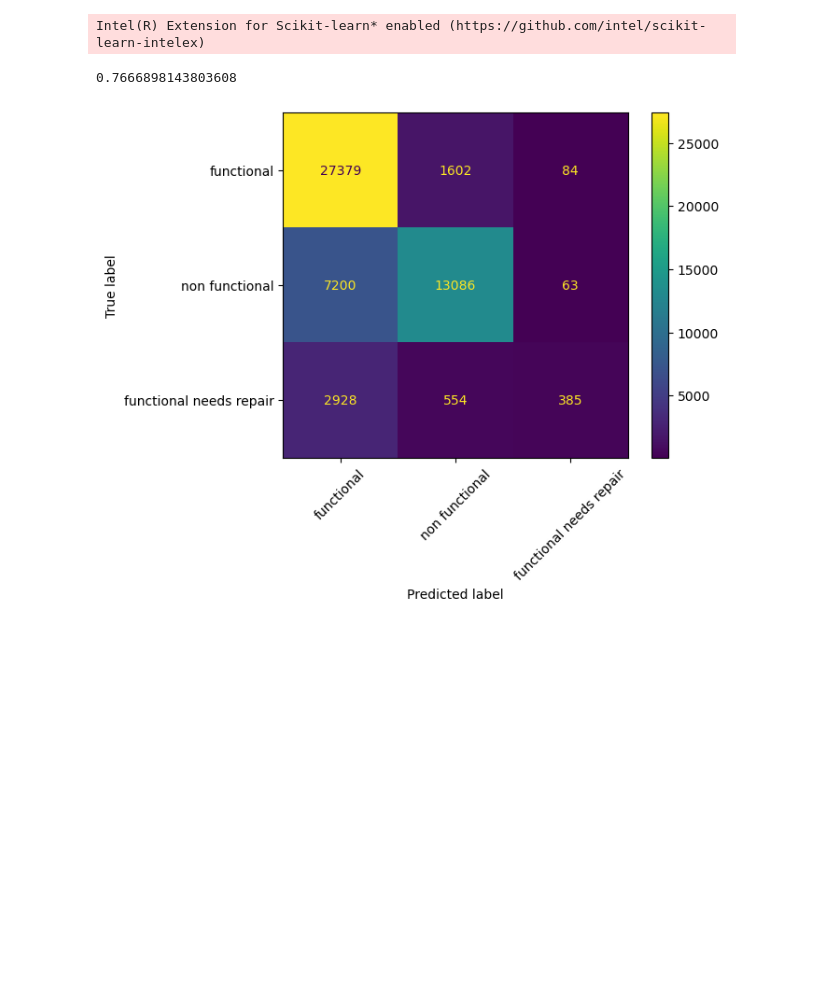
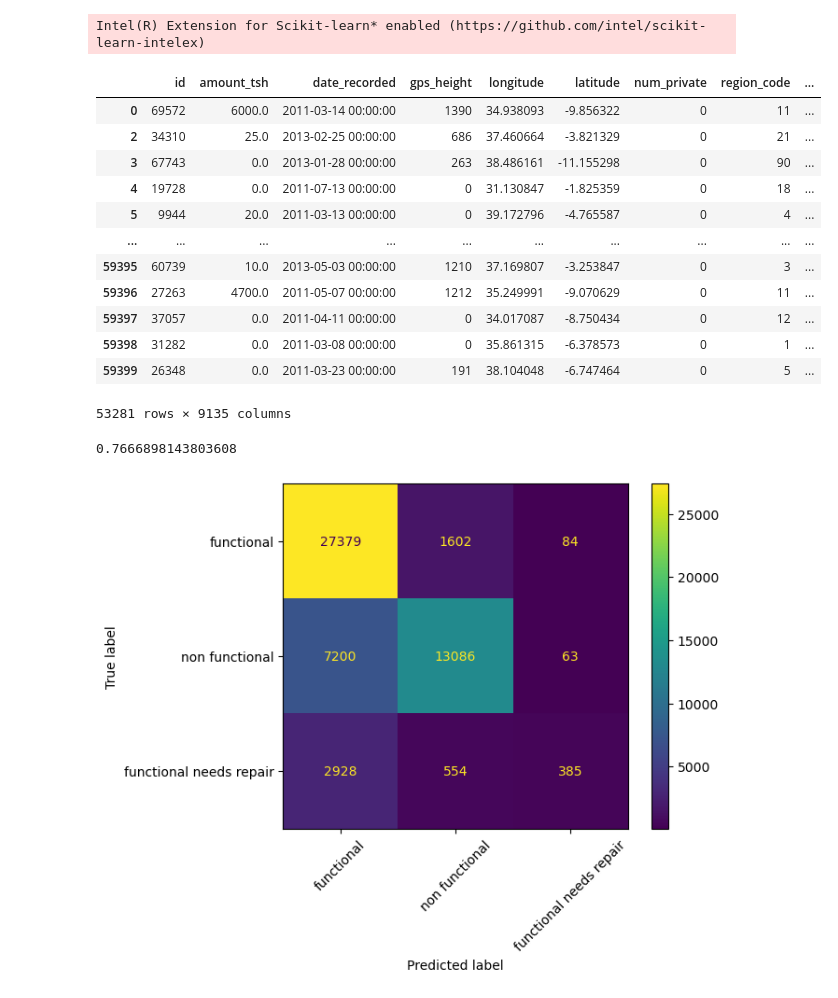
Before and after one commit to jamorr/waterpump, a Jupyter notebook: pump.ipynb, the cells around one changed output. Drawn from its saved outputs; the diff is of its cells as text; code cells hidden in the pictures; blank space fills up the shorter version.

```diff
--- a/pump.ipynb
+++ b/pump.ipynb
@@ -55,3 +53,19 @@ cross_val_score(dtree,X.select_dtypes(exclude="datetime"), y, n_jobs=-1)
+# %%
+X
+# %% [output]
+|  | id | amount_tsh | date_recorded | gps_height | longitude | latitude | num_private | region_code | ... |
+| 0 | 69572 | 6000.0 | 2011-03-14 00:00:00 | 1390 | 34.938093 | -9.856322 | 0 | 11 | ... |
+| 2 | 34310 | 25.0 | 2013-02-25 00:00:00 | 686 | 37.460664 | -3.821329 | 0 | 21 | ... |
+| 3 | 67743 | 0.0 | 2013-01-28 00:00:00 | 263 | 38.486161 | -11.155298 | 0 | 90 | ... |
+| 4 | 19728 | 0.0 | 2011-07-13 00:00:00 | 0 | 31.130847 | -1.825359 | 0 | 18 | ... |
+| 5 | 9944 | 20.0 | 2011-03-13 00:00:00 | 0 | 39.172796 | -4.765587 | 0 | 4 | ... |
+| ... | ... | ... | ... | ... | ... | ... | ... | ... | ... |
+| 59395 | 60739 | 10.0 | 2013-05-03 00:00:00 | 1210 | 37.169807 | -3.253847 | 0 | 3 | ... |
+| 59396 | 27263 | 4700.0 | 2011-05-07 00:00:00 | 1212 | 35.249991 | -9.070629 | 0 | 11 | ... |
+| 59397 | 37057 | 0.0 | 2011-04-11 00:00:00 | 0 | 34.017087 | -8.750434 | 0 | 12 | ... |
+| 59398 | 31282 | 0.0 | 2011-03-08 00:00:00 | 0 | 35.861315 | -6.378573 | 0 | 1 | ... |
+| 59399 | 26348 | 0.0 | 2011-03-23 00:00:00 | 191 | 38.104048 | -6.747464 | 0 | 5 | ... |
+53281 rows × 9135 columns
 # %%
 if False:
     # impute takes forever
```
Also changed, not shown: parts of 3 cells of this notebook, 1 other file.
